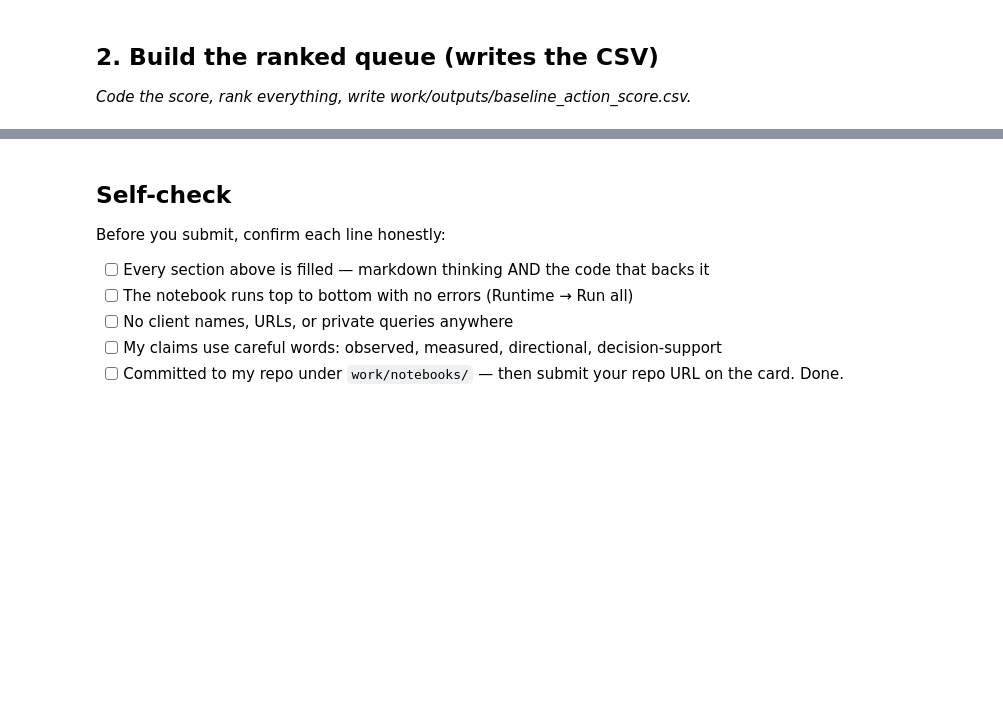
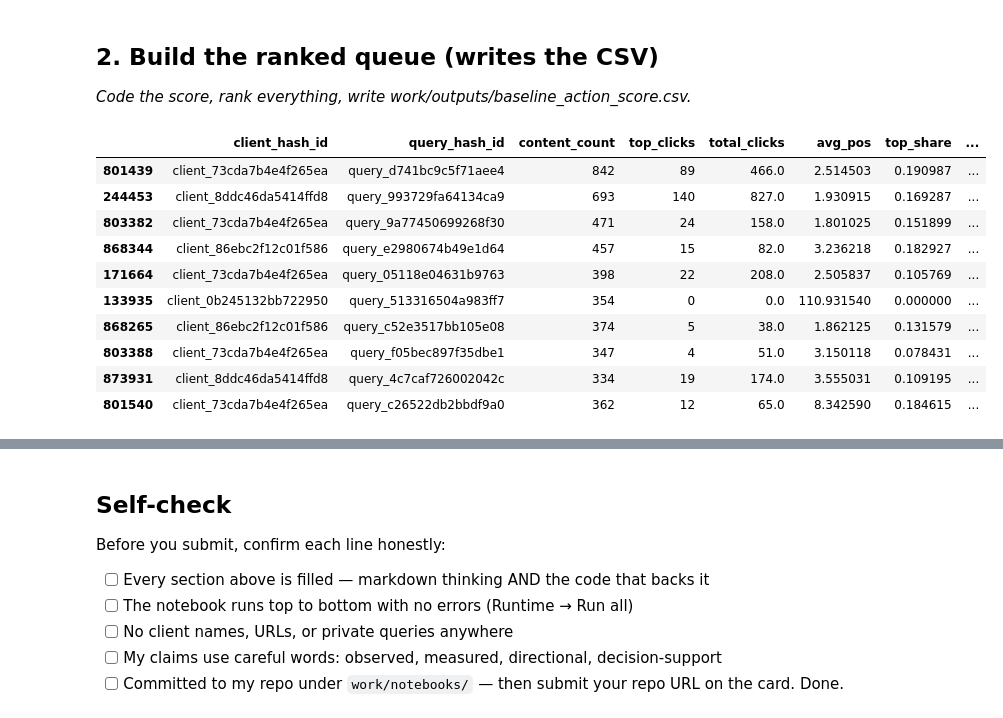
Before and after one commit to AdityaAAND/flyrank-ml-internship-starter, a Jupyter notebook: work/notebooks/w04_baseline_score.ipynb, the cells around one changed output, grey strips where cells are left out. Saved outputs shown, nothing was run; the diff lists cells and outputs as text; code cells hidden in the pictures; blank space fills up the shorter version.

```diff
--- a/work/notebooks/w04_baseline_score.ipynb
+++ b/work/notebooks/w04_baseline_score.ipynb
@@ -15,0 +16,14 @@ This skeleton is yours to fill. Work the sections **in order** — each one has
+# %%
+from huggingface_hub import HfApi
+from google.colab import userdata
+
+hf_token = userdata.get('HF_TOKEN')
+api = HfApi(token=hf_token)
+
+# Check who you're logged in as
+print(api.whoami())
+
+# List files in the dataset repo
+files = api.list_repo_files("FlyRank/internship-warehouse", repo_type="dataset")
+for f in files:
+    print(f)
@@ -17,3 +108,37 @@ This skeleton is yours to fill. Work the sections **in order** — each one has
 ## 2. Build the ranked queue (writes the CSV)
 
 *Code the score, rank everything, write work/outputs/baseline_action_score.csv.*
+# %%
+# This cell is for CODE (numbers, a query, a check).
+# Write your text answer in the cell ABOVE this one — typing sentences here breaks Run All.
+agg['severity_score'] = agg['content_count'] * (1 - agg['top_share'])
+
+def reason_code(row):
+    if row['content_count'] <= 1: return 'LOW_COUNT'
+    return 'HIGH_COUNT_LOW_DOMINANCE' if row['top_share'] < 0.6 else 'HIGH_COUNT_HIGH_DOMINANCE'
+
+def action(row):
+    if row['severity_score'] > 2: return 'CONSOLIDATE'
+    elif row['severity_score'] > 0.5: return 'MONITOR'
+    return 'NO_ACTION'
+
+agg['reason_code'] = agg.apply(reason_code, axis=1)
+agg['action'] = agg.apply(action, axis=1)
+
+queue = agg.sort_values('severity_score', ascending=False)
+import os
+os.makedirs('work/outputs', exist_ok=True)
+queue.to_csv('work/outputs/baseline_action_score.csv', index=False)
+queue.head(10)
+# %% [output]
+|  | client_hash_id | query_hash_id | content_count | top_clicks | total_clicks | avg_pos | top_share | ... |
+| 801439 | client_73cda7b4e4f265ea | query_d741bc9c5f71aee4 | 842 | 89 | 466.0 | 2.514503 | 0.190987 | ... |
+| 244453 | client_8ddc46da5414ffd8 | query_993729fa64134ca9 | 693 | 140 | 827.0 | 1.930915 | 0.169287 | ... |
+| 803382 | client_73cda7b4e4f265ea | query_9a77450699268f30 | 471 | 24 | 158.0 | 1.801025 | 0.151899 | ... |
+| 868344 | client_86ebc2f12c01f586 | query_e2980674b49e1d64 | 457 | 15 | 82.0 | 3.236218 | 0.182927 | ... |
+| 171664 | client_73cda7b4e4f265ea | query_05118e04631b9763 | 398 | 22 | 208.0 | 2.505837 | 0.105769 | ... |
+| 133935 | client_0b245132bb722950 | query_513316504a983ff7 | 354 | 0 | 0.0 | 110.931540 | 0.000000 | ... |
+| 868265 | client_86ebc2f12c01f586 | query_c52e3517bb105e08 | 374 | 5 | 38.0 | 1.862125 | 0.131579 | ... |
+| 803388 | client_73cda7b4e4f265ea | query_f05bec897f35dbe1 | 347 | 4 | 51.0 | 3.150118 | 0.078431 | ... |
+| 873931 | client_8ddc46da5414ffd8 | query_4c7caf726002042c | 334 | 19 | 174.0 | 3.555031 | 0.109195 | ... |
+| 801540 | client_73cda7b4e4f265ea | query_c26522db2bbdf9a0 | 362 | 12 | 65.0 | 8.342590 | 0.184615 | ... |
```
Also changed, not shown: parts of 15 cells of this notebook.
